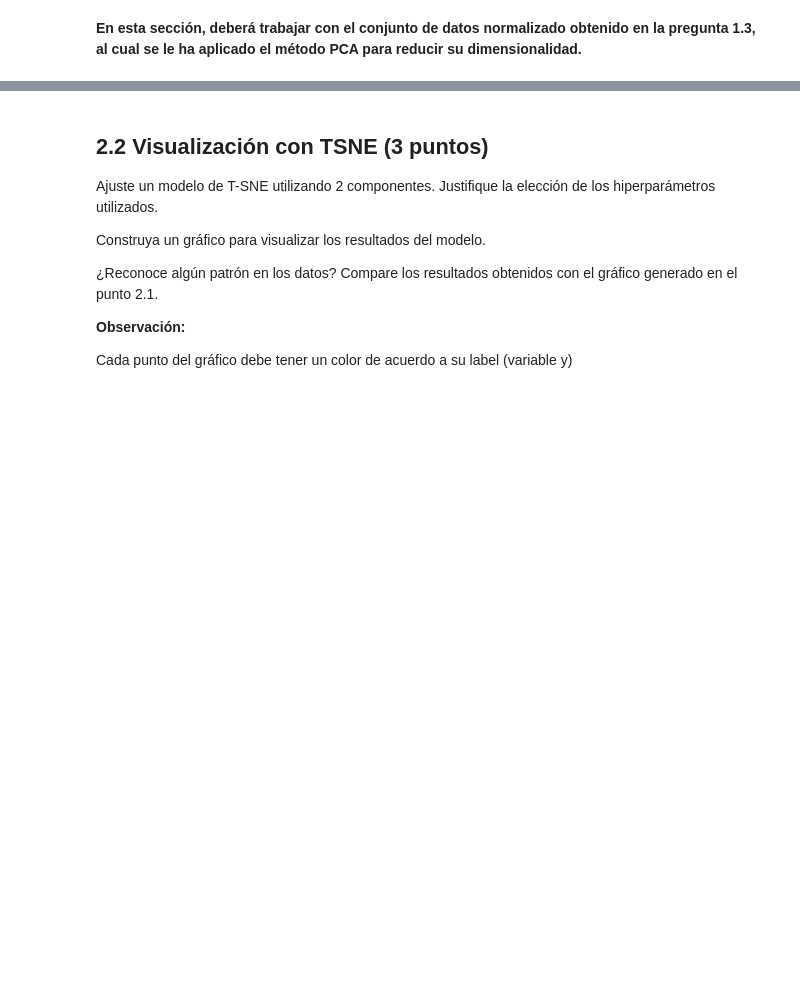
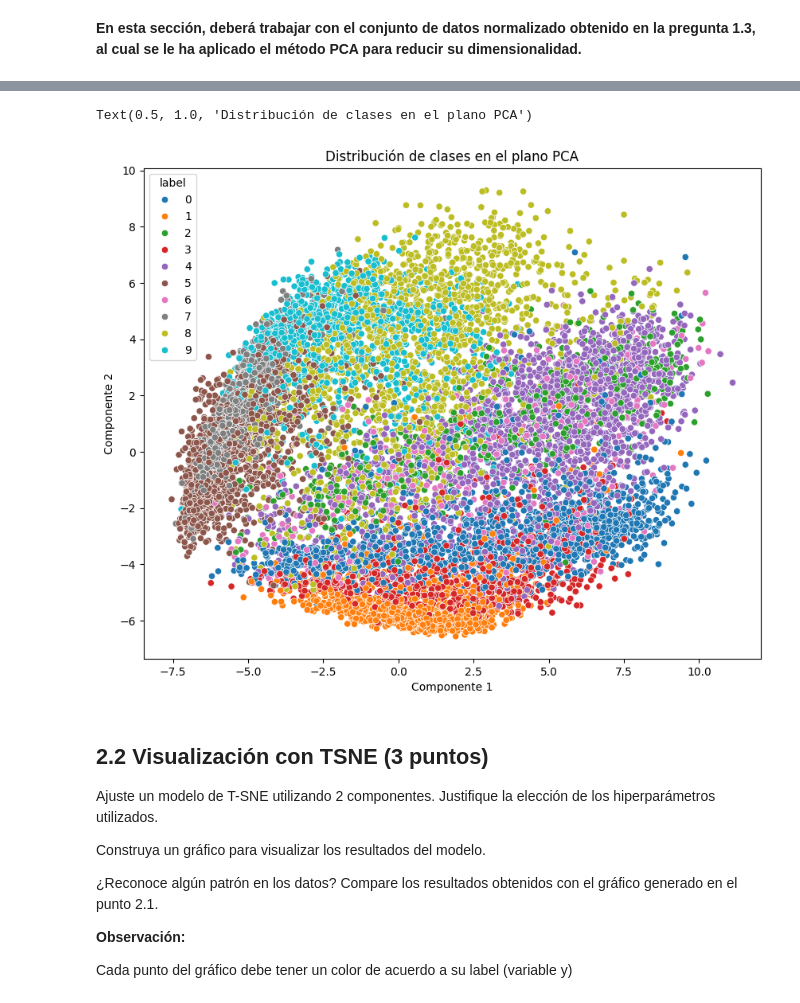
Before and after one commit to VicenteLavagnino/IIC2433, a Jupyter notebook: Tareas/T3/T3-VicenteLavagnino.ipynb, the cells around one changed output, grey strips where cells are left out. Saved outputs shown, nothing was run; the diff lists cells and outputs as text; code cells hidden in the pictures; blank space fills up the shorter version.

```diff
--- a/Tareas/T3/T3-VicenteLavagnino.ipynb
+++ b/Tareas/T3/T3-VicenteLavagnino.ipynb
@@ -107,3 +160,10 @@ RESPUESTA
+# %%
+# Normalizar datos
+X = df.drop("label", axis=1)
+y = df["label"]
+
+scaler = MinMaxScaler()
+X_scaled = scaler.fit_transform(X)
 # %% [markdown]
 ## 1.3 Reducción de dimensionalidad (3 puntos)
 
@@ -113,0 +176,5 @@ RESPUESTA:
+# %%
+pca = PCA(n_components=0.9, random_state=42)
+X_pca = pca.fit_transform(X_scaled)
+
+print(f"Número de componentes: {pca.n_components_}")
@@ -130,3 +205,17 @@ RESPUESTA:
+# %%
+# Utilizamos los primeros dos componentes principales de PCA para visualizar la distribución de clases del conjunto de datos.
+
+vis_df = pd.DataFrame()
+vis_df['Componente 1'] = X_pca[:, 0]
+vis_df['Componente 2'] = X_pca[:, 1]
+vis_df['label'] = y
+
+plt.figure(figsize=(10, 8))
+sns.scatterplot(x='Componente 1', y='Componente 2', hue='label', data=vis_df, palette='tab10')
+plt.title('Distribución de clases en el plano PCA')
+# %% [output]
+Text(0.5, 1.0, 'Distribución de clases en el plano PCA')
+[figure, added]
 # %% [markdown]
 ## 2.2 Visualización con TSNE (3 puntos)
 
```
Also changed, not shown: parts of 33 cells of this notebook.
